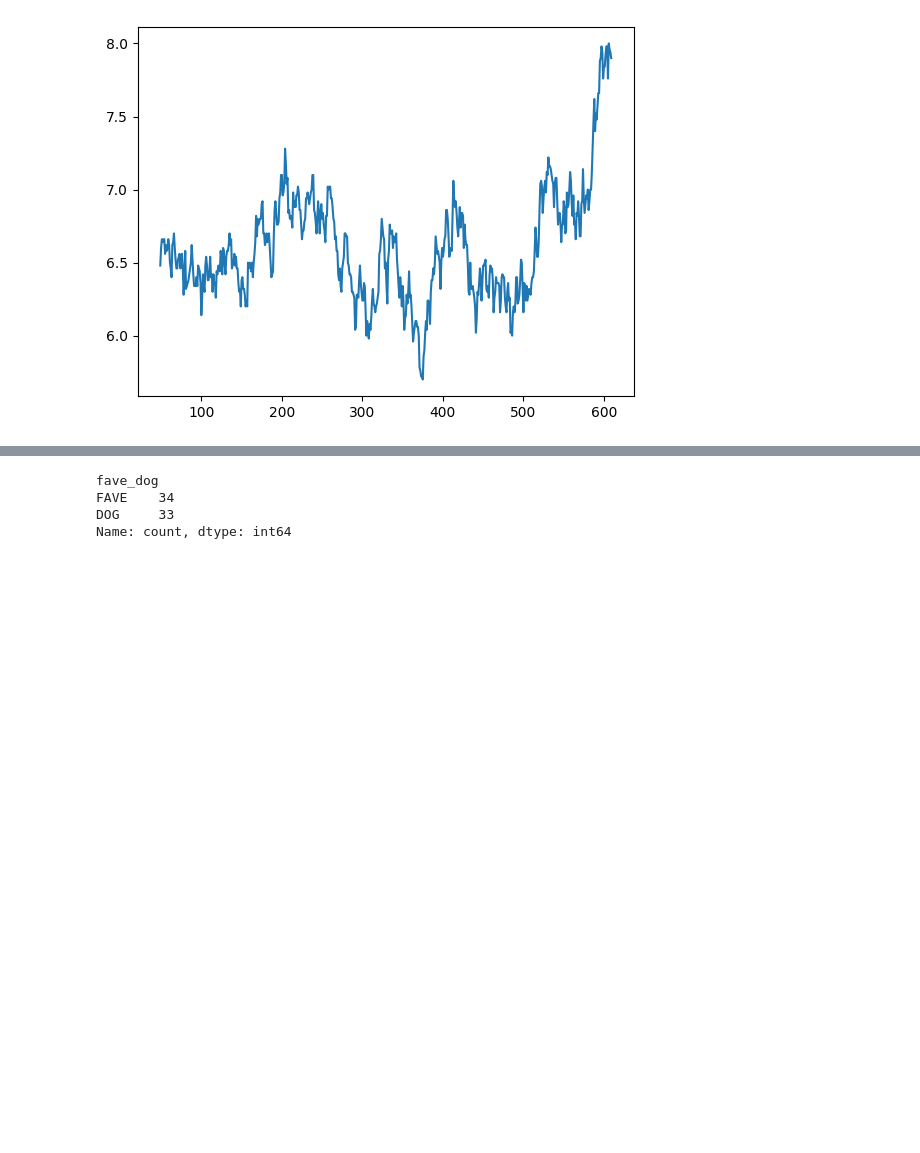
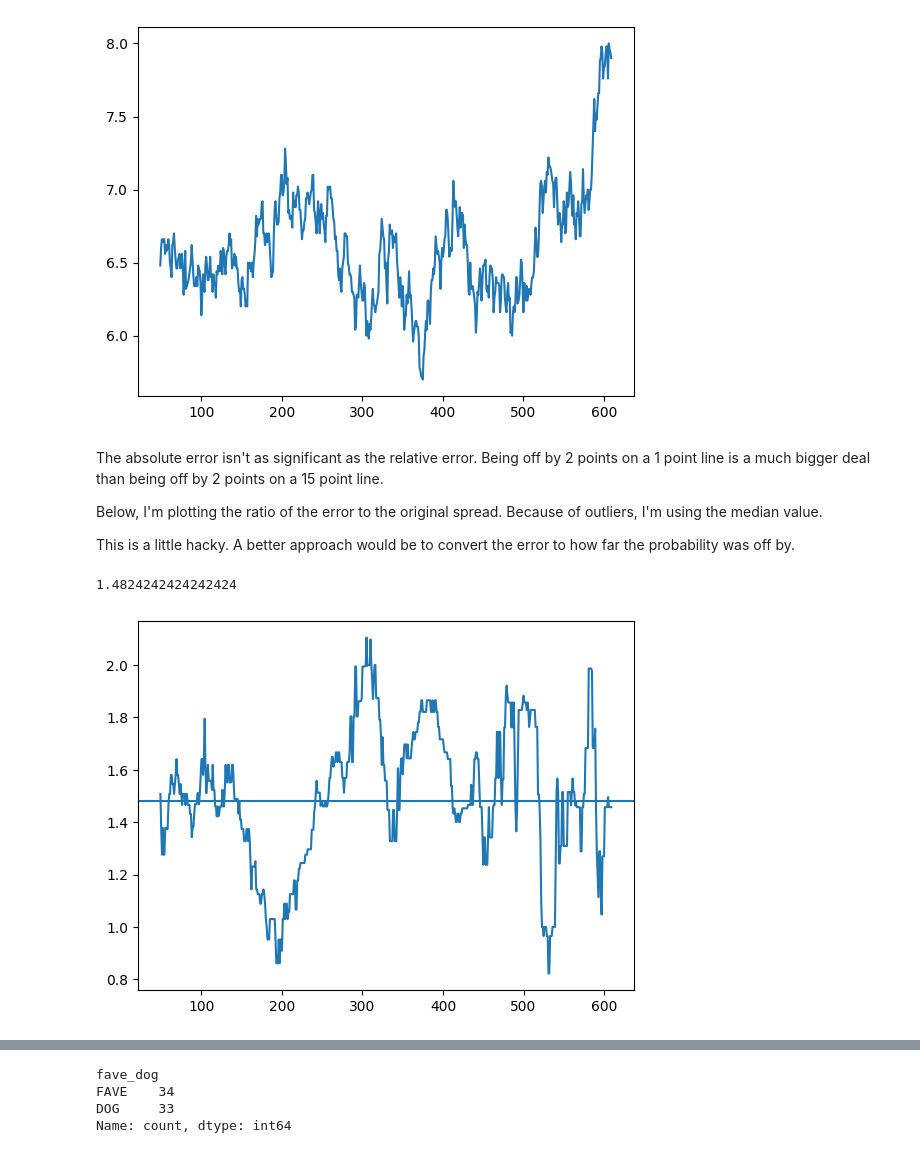
Before and after one commit to csdurfee/book, a Jupyter notebook: ep 2 LAST FAIR DEAL.ipynb, the cells around one changed output, grey strips where cells are left out. Saved outputs shown, nothing was run; the diff lists cells and outputs as text; code cells hidden in the pictures; blank space fills up the shorter version.

```diff
--- a/ep 2 LAST FAIR DEAL.ipynb
+++ b/ep 2 LAST FAIR DEAL.ipynb
@@ -201,2 +296,0 @@ freaky_section = game_data.loc[150:200,:]
-# %%
-game_data['abs_with_line'] = game_data['with_line'].abs()
@@ -222,3 +309,20 @@ spread_abs_ma.plot()
 # %% [output]
 <Axes: >
 [figure]
+# %% [markdown]
+The absolute error isn't as significant as the relative error. Being off by 2 points on a 1 point line is a much bigger deal than being off by 2 points on a 15 point line.
+
+Below, I'm plotting the ratio of the error to the original spread. Because of outliers, I'm using the median value.
+
+This is a little hacky. A better approach would be to convert the error to how far the probability was off by.
+# %%
+error_ratio = abs_closing_errors / game_data.away_spread.abs()
+median_ratio  = np.median(error_ratio)
+
+plt.plot(pd.Series(error_ratio).rolling(window=50).median())
+plt.axhline(y=median_ratio)
+
+print(median_ratio)
+# %% [output]
+1.4824242424242424
+[figure, added]
```
Also changed, not shown: parts of 56 cells of this notebook.
